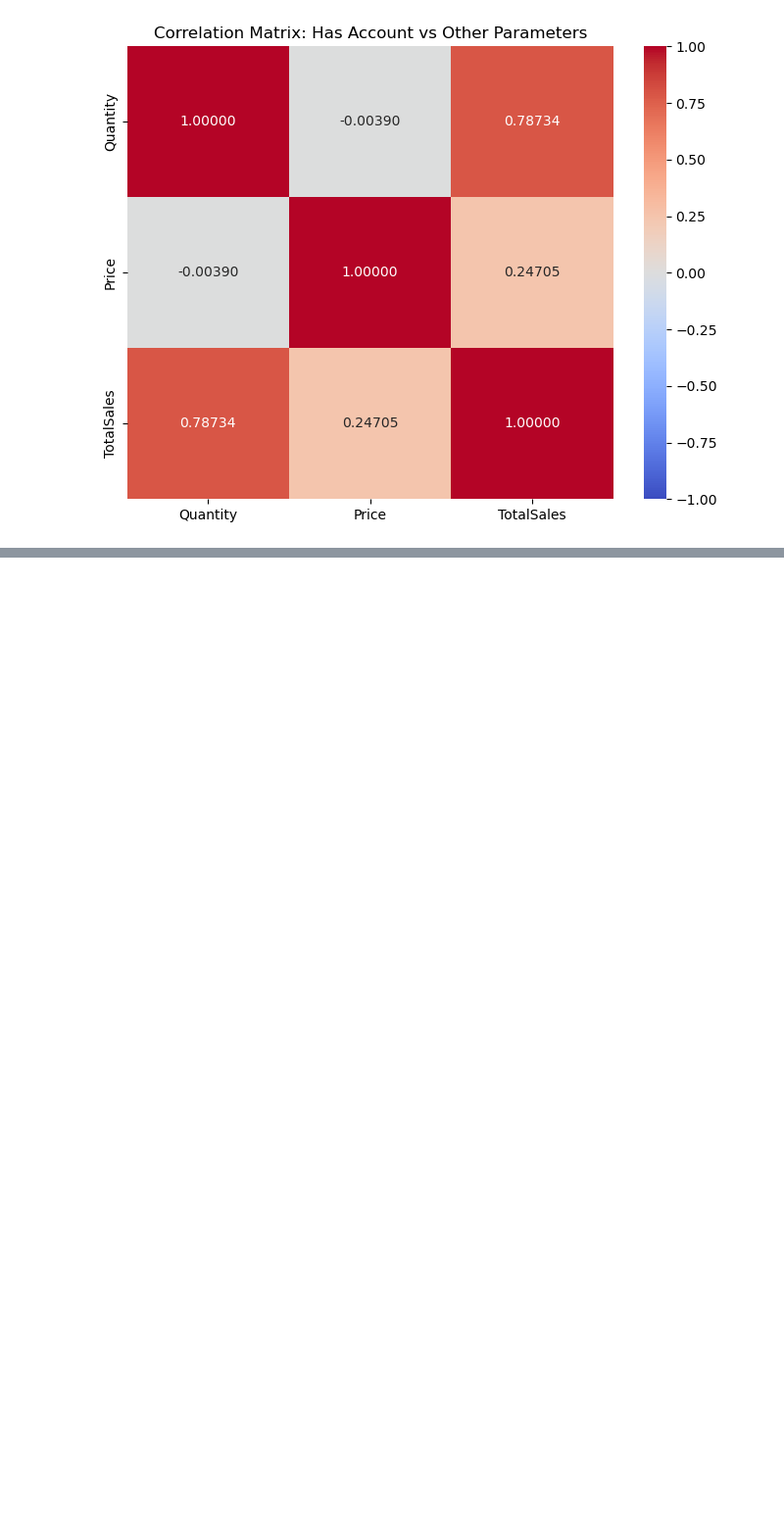
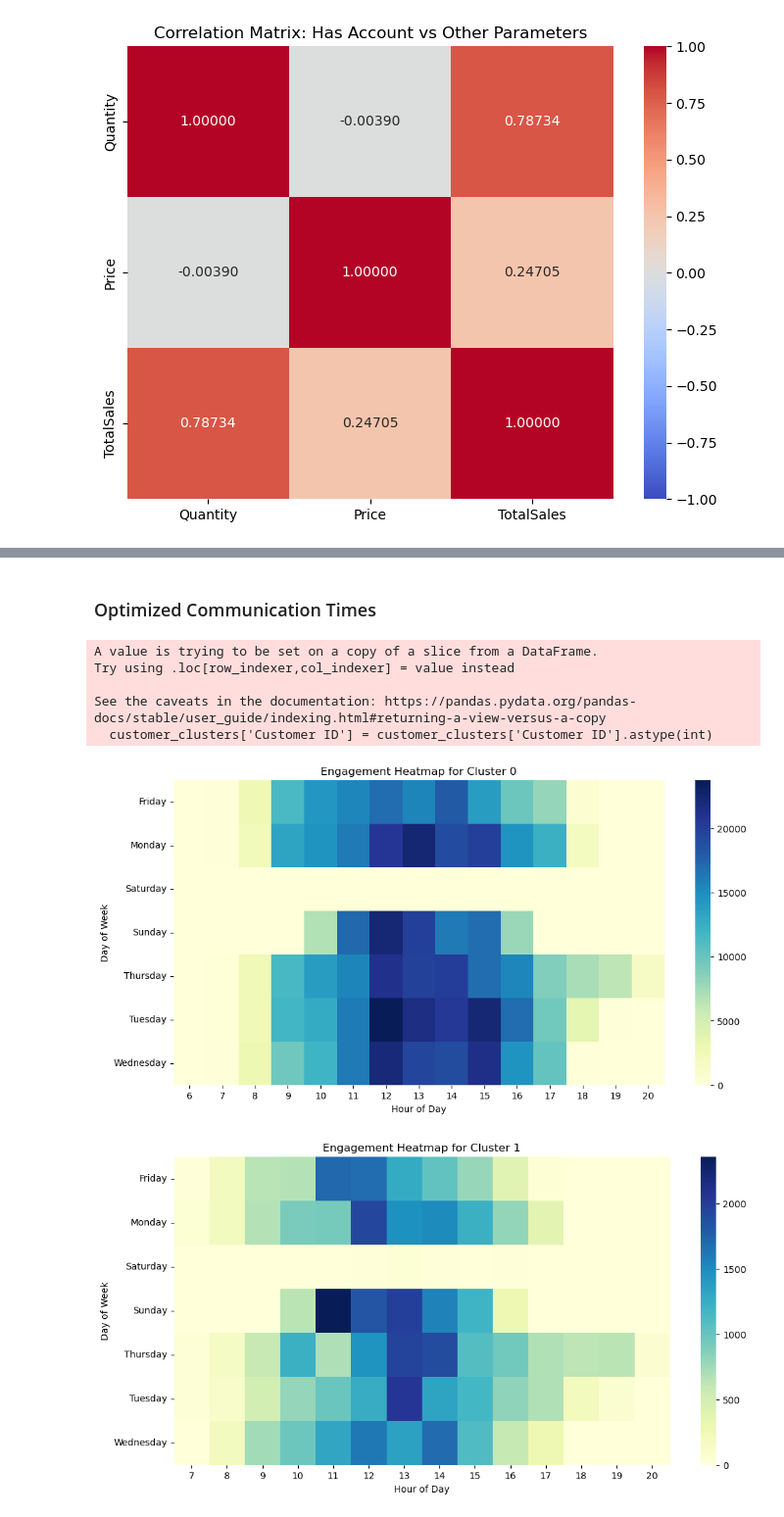
Before and after one commit to mewilliams1203/Data-Science-Final, a Jupyter notebook: projectB.ipynb, the cells around one changed output, grey strips where cells are left out. Shown: that part at 98% size. Cells and saved outputs as stored; diff of their text form; code cells hidden in the pictures; blank space fills up the shorter version.

```diff
--- a/projectB.ipynb
+++ b/projectB.ipynb
@@ -179,0 +257,39 @@ plt.show()
+# %% [markdown]
+### Optimized Communication Times
+# %%
+# Ensure Customer ID columns are of the same type
+df['Customer ID'] = df['Customer ID'].astype(int)
+customer_clusters['Customer ID'] = customer_clusters['Customer ID'].astype(int)
+
+# Merge clusters into the main DataFrame
+df = df.merge(customer_clusters, on='Customer ID', how='left')
+
+# Check if Cluster column is present and handle missing values
+df['Cluster'] = df['Cluster'].fillna(-1).astype(int)
+
+# Add DayOfWeek and Hour features
+df['DayOfWeek'] = df['InvoiceDate'].dt.day_name()
+df['Hour'] = df['InvoiceDate'].dt.hour
+
+# Group data by Cluster, DayOfWeek, and Hour
+cluster_timing = df.groupby(['Cluster', 'DayOfWeek', 'Hour']).size().reset_index(name='Counts')
+
+# Plot engagement heatmaps for each cluster
+for cluster in cluster_timing['Cluster'].unique():
+    plt.figure(figsize=(12, 6))
+    cluster_data = cluster_timing[cluster_timing['Cluster'] == cluster]
+    heatmap_data = cluster_data.pivot_table(index='DayOfWeek', columns='Hour', values='Counts', aggfunc='sum', fill_value=0)
+
+    sns.heatmap(heatmap_data, cmap="YlGnBu", annot=False)
+    plt.title(f"Engagement Heatmap for Cluster {cluster}")
+    plt.xlabel("Hour of Day")
+    plt.ylabel("Day of Week")
+    plt.show()
+# %% [output]
+A value is trying to be set on a copy of a slice from a DataFrame.
+Try using .loc[row_indexer,col_indexer] = value instead
+
+See the caveats in the documentation: https://pandas.pydata.org/pandas-docs/stable/user_guide/indexing.html#returning-a-view-versus-a-copy
+  customer_clusters['Customer ID'] = customer_clusters['Customer ID'].astype(int)
+[figure, added]
+[figure, added]
```
Also changed, not shown: parts of 4 cells of this notebook, 1 other file.
